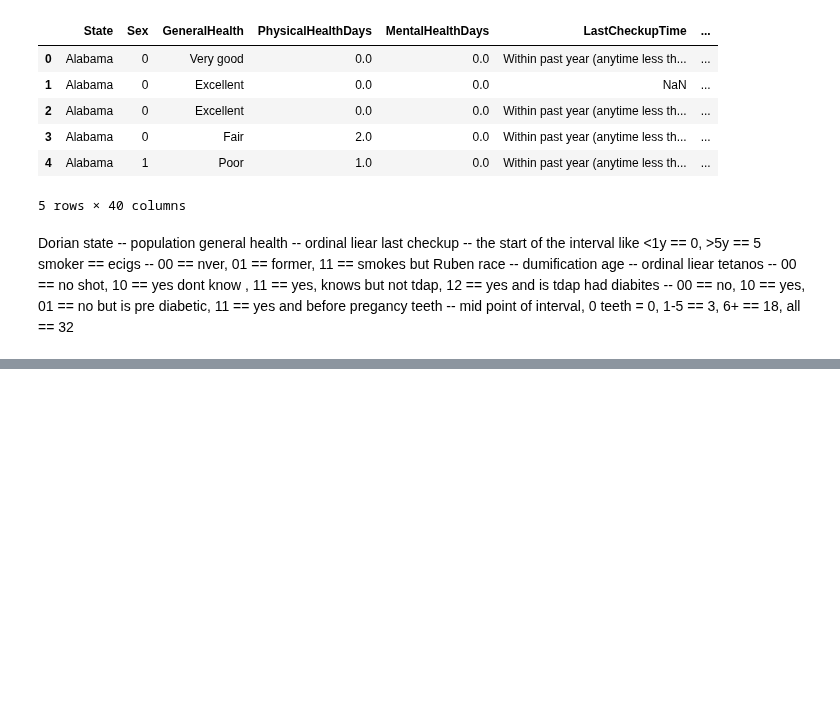
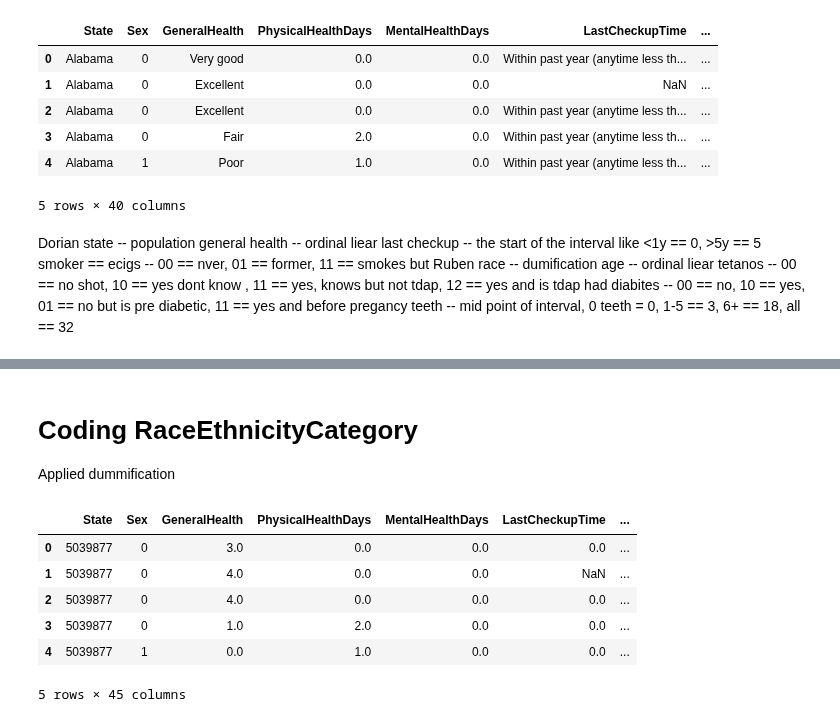
Before and after one commit to esteves3/data-science, a Jupyter notebook: pos-covid-preparation.ipynb, the cells around one changed output, grey strips where cells are left out. Saved outputs shown, nothing was run; the diff lists cells and outputs as text; code cells hidden in the pictures; blank space fills up the shorter version.

Commit message:
Encoded RaceEthnicityCategory & AgeCategory

```diff
--- a/pos-covid-preparation.ipynb
+++ b/pos-covid-preparation.ipynb
@@ -78,0 +83,14 @@ Name: GeneralHealth, dtype: float64
+# %% [markdown]
+# Coding RaceEthnicityCategory
+Applied dummification
+# %%
+df = dummify(df, ["RaceEthnicityCategory"])
+df.head()
+# %% [output]
+|  | State | Sex | GeneralHealth | PhysicalHealthDays | MentalHealthDays | LastCheckupTime | ... |
+| 0 | 5039877 | 0 | 3.0 | 0.0 | 0.0 | 0.0 | ... |
+| 1 | 5039877 | 0 | 4.0 | 0.0 | 0.0 | NaN | ... |
+| 2 | 5039877 | 0 | 4.0 | 0.0 | 0.0 | 0.0 | ... |
+| 3 | 5039877 | 0 | 1.0 | 2.0 | 0.0 | 0.0 | ... |
+| 4 | 5039877 | 1 | 0.0 | 1.0 | 0.0 | 0.0 | ... |
+5 rows × 45 columns
```
Also changed, not shown: parts of 4 cells of this notebook.
